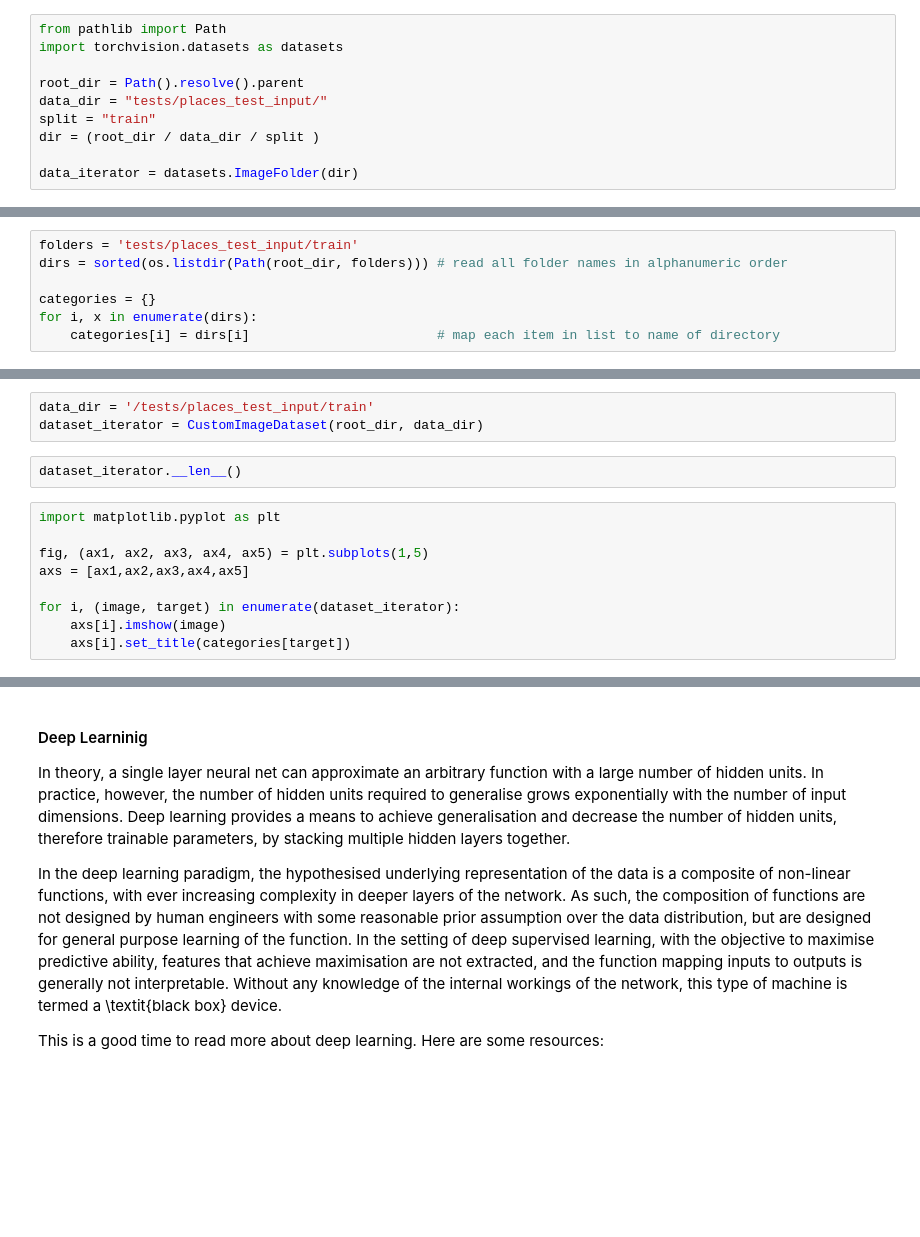
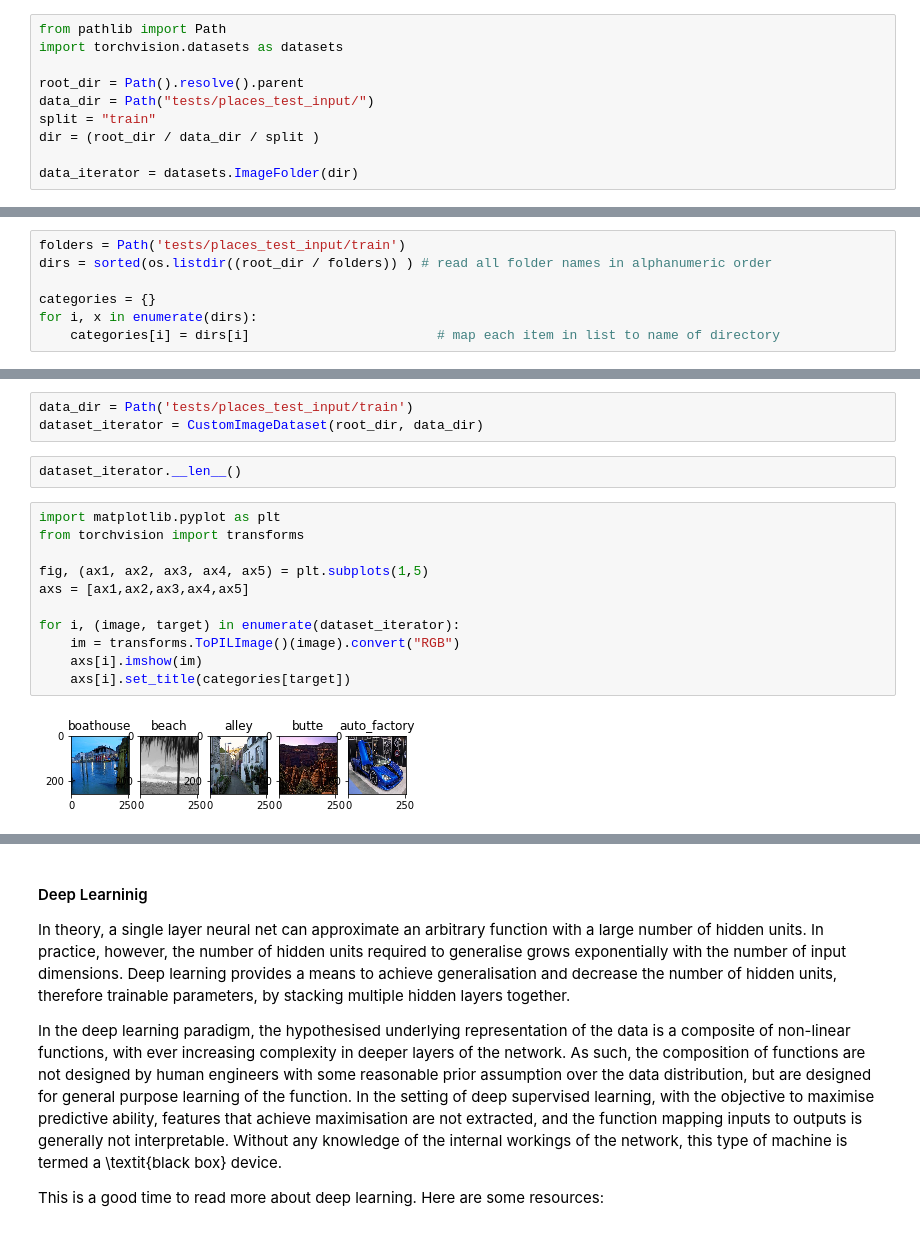
Before and after one commit to gnikit/recode-perceptions, a Jupyter notebook: learning/convolutional_neural_networks.ipynb, the cells around one changed output, grey strips where cells are left out. Drawn from its saved outputs; the diff is of its cells as text; blank space fills up the shorter version.

```diff
--- a/learning/convolutional_neural_networks.ipynb
+++ b/learning/convolutional_neural_networks.ipynb
@@ -83,7 +85,7 @@ from pathlib import Path
 import torchvision.datasets as datasets
 
 root_dir = Path().resolve().parent
-data_dir = "tests/places_test_input/"
+data_dir = Path("tests/places_test_input/")
 split = "train"
 dir = (root_dir / data_dir / split )
 
@@ -102,8 +108,8 @@ for i, (image, target) in enumerate(data_iterator):
 # %% [markdown]
 ImageFolder creates the data-target mapping internally which does not match the true target labels. We will add a mapping function to get the Places365 outcomes:
 # %%
-folders = 'tests/places_test_input/train'
-dirs = sorted(os.listdir(Path(root_dir, folders))) # read all folder names in alphanumeric order
+folders = Path('tests/places_test_input/train')
+dirs = sorted(os.listdir((root_dir / folders)) ) # read all folder names in alphanumeric order
 
 categories = {}
 for i, x in enumerate(dirs):
@@ -178,17 +243,21 @@ def samples(root_dir, data_dir):
 # %%
-data_dir = '/tests/places_test_input/train'
+data_dir = Path('tests/places_test_input/train')
 dataset_iterator = CustomImageDataset(root_dir, data_dir)
 # %%
 dataset_iterator.__len__()
 # %%
 import matplotlib.pyplot as plt
+from torchvision import transforms
 
 fig, (ax1, ax2, ax3, ax4, ax5) = plt.subplots(1,5)
 axs = [ax1,ax2,ax3,ax4,ax5]
 
 for i, (image, target) in enumerate(dataset_iterator):
-    axs[i].imshow(image)
+    im = transforms.ToPILImage()(image).convert("RGB")
+    axs[i].imshow(im)
     axs[i].set_title(categories[target])
+# %% [output]
+[figure, added]
 # %% [markdown]
 
 ### Background
```
Also changed, not shown: parts of 8 cells of this notebook, 5 other files.
